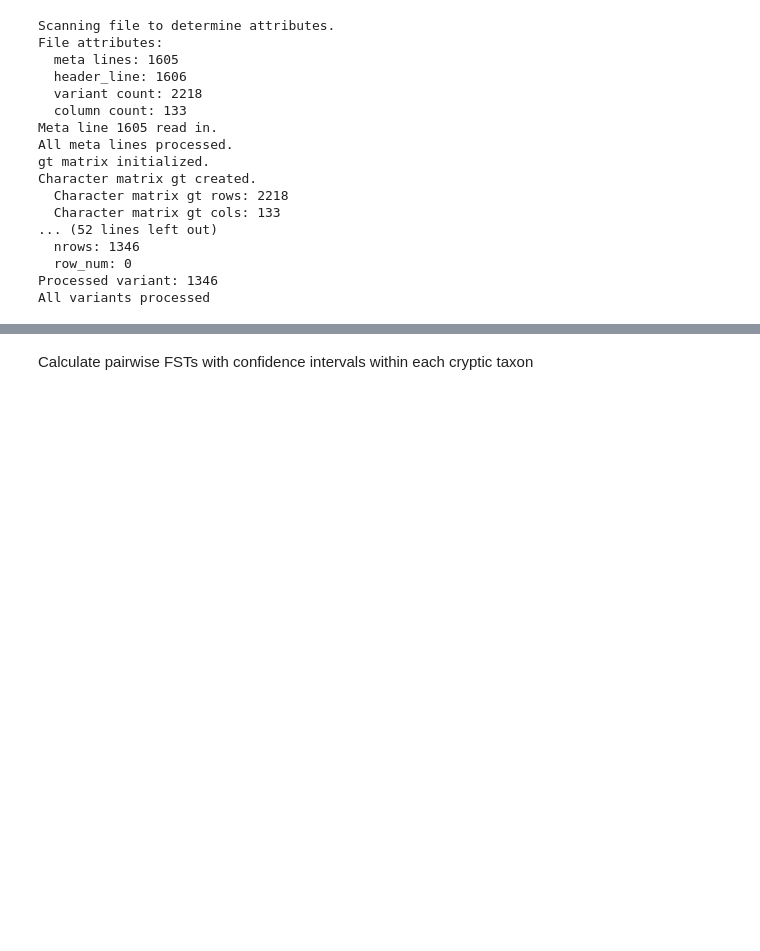
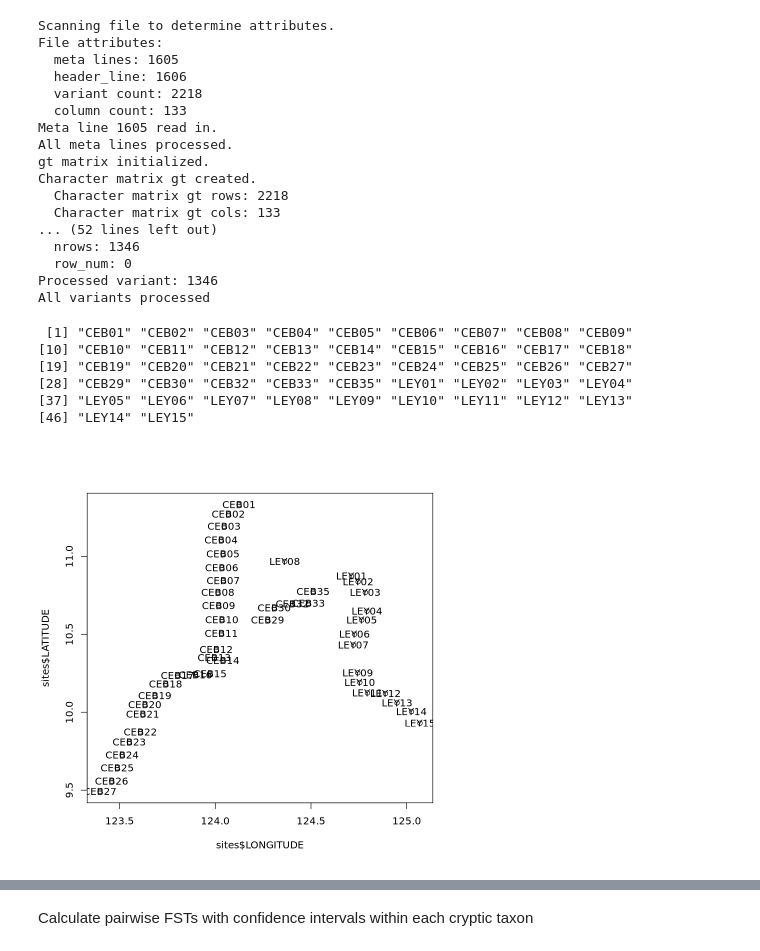
Before and after one commit to jaelynbos/Atenuis_Philippines, a Jupyter notebook: Atenuis_IsolationByDistance.ipynb, the cells around one changed output, grey strips where cells are left out. Cells and saved outputs as stored; diff of their text form; code cells hidden in the pictures; blank space fills up the shorter version.

```diff
--- a/Atenuis_IsolationByDistance.ipynb
+++ b/Atenuis_IsolationByDistance.ipynb
@@ -281,3 +276,16 @@ dists1<-wide_dists(sites1)
 dists2<-wide_dists(sites2)
 dists3<-wide_dists(sites3)
 dists4<-wide_dists(sites3)
+# %%
+unique(sites$Name)
+# %% [output]
+ [1] "CEB01" "CEB02" "CEB03" "CEB04" "CEB05" "CEB06" "CEB07" "CEB08" "CEB09"
+[10] "CEB10" "CEB11" "CEB12" "CEB13" "CEB14" "CEB15" "CEB16" "CEB17" "CEB18"
+[19] "CEB19" "CEB20" "CEB21" "CEB22" "CEB23" "CEB24" "CEB25" "CEB26" "CEB27"
+[28] "CEB29" "CEB30" "CEB32" "CEB33" "CEB35" "LEY01" "LEY02" "LEY03" "LEY04"
+[37] "LEY05" "LEY06" "LEY07" "LEY08" "LEY09" "LEY10" "LEY11" "LEY12" "LEY13"
+[46] "LEY14" "LEY15"
+# %%
+plot(sites$LONGITUDE, sites$LATITUDE,text(sites$LONGITUDE, sites$LATITUDE,sites$Name))
+# %% [output]
+[figure, added]
```
Also changed, not shown: parts of 36 cells of this notebook.
